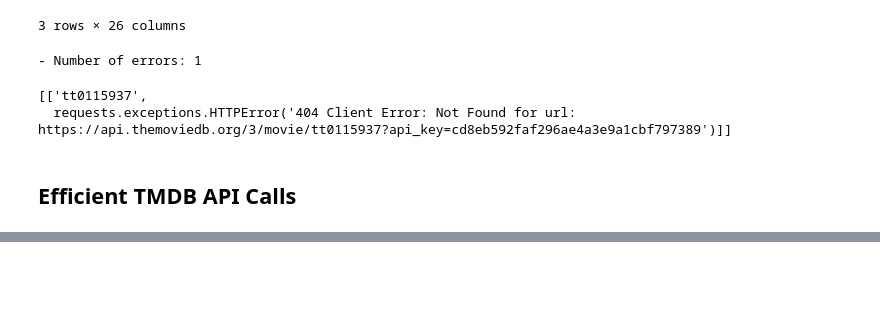
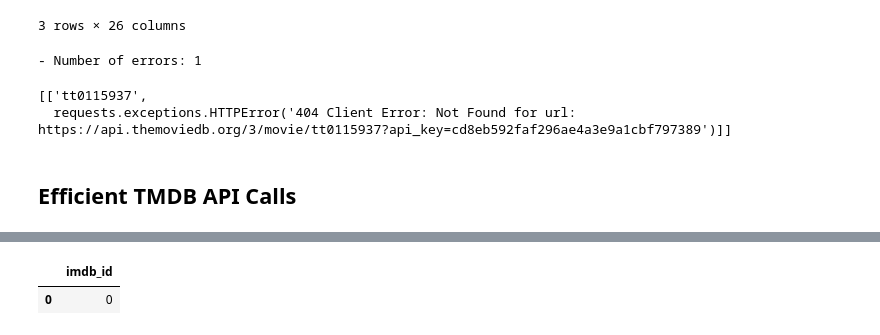
Before and after one commit to valmazan/Project-3---Part-2-Extract-from-TMDB--Core-, a Jupyter notebook: P3 Part 2 Extract from TMDB (Core).ipynb, the cells around one changed output, grey strips where cells are left out. Cells and saved outputs as stored; diff of their text form; code cells hidden in the pictures; blank space fills up the shorter version.

```diff
--- a/Part 2 Extract from TMDB (Core).ipynb
+++ b/P3 Part 2 Extract from TMDB (Core).ipynb
@@ -248,0 +266,2 @@ FileNotFoundError: [Errno 2] No such file or directory: 'Data/title_basics.csv.g
+# %%
+JSON_FILE = f'{FOLDER}tmdb_api_results_{YEAR}.json'
@@ -248,0 +304,7 @@ FileNotFoundError: [Errno 2] No such file or directory: 'Data/title_basics.csv.g
+# %%
+previous_df = pd.read_json(JSON_FILE)
+
+previous_df
+# %% [output]
+|  | imdb_id |
+| 0 | 0 |
```
Also changed, not shown: parts of 19 cells of this notebook, 2 other files.
